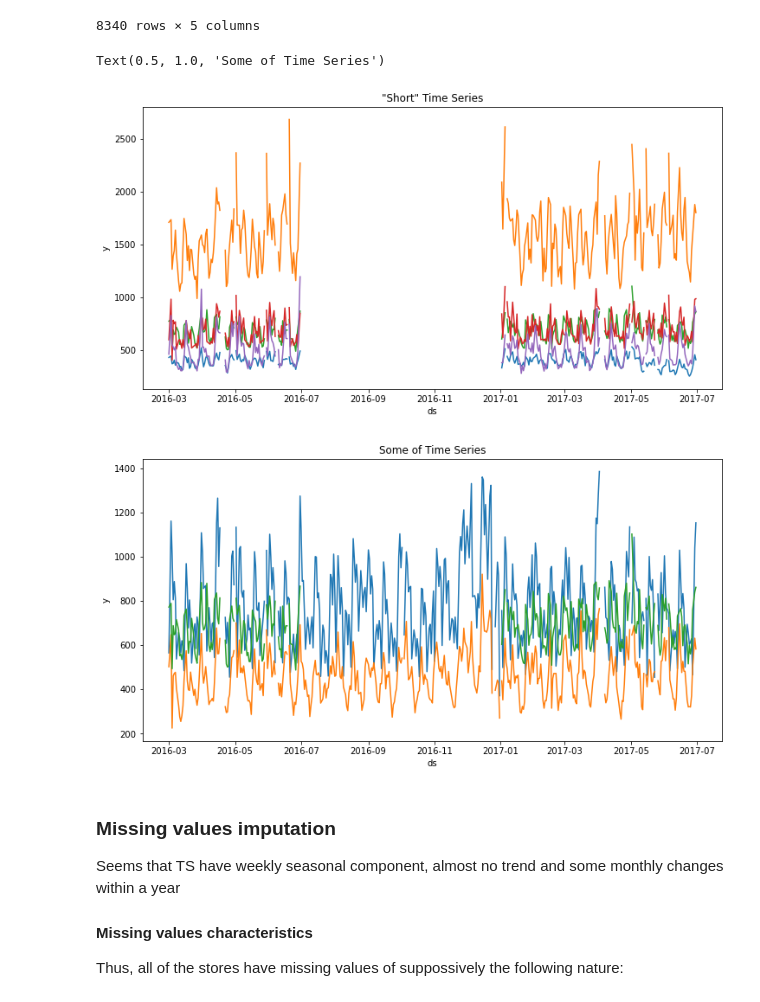
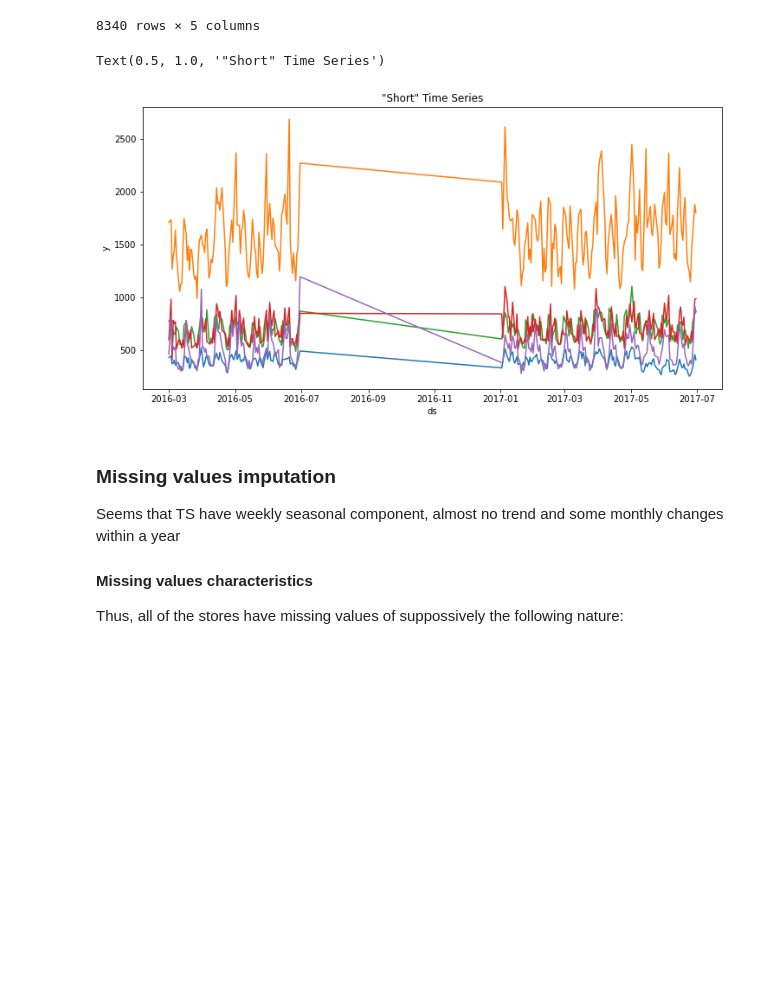
Before and after one commit to tashatsar/time-series-cross-validation, a Jupyter notebook: source/TS forecasting using CV.ipynb, the cells around one changed output. Drawn from its saved outputs; the diff is of its cells as text; code cells hidden in the pictures; blank space fills up the shorter version.

```diff
--- a/source/TS forecasting using CV.ipynb
+++ b/source/TS forecasting using CV.ipynb
@@ -33,5 +29,6 @@ from wrappers import WrapperAutoArima, WrapperProphet, WrapperHoltWinters
 df = pd.read_csv('train.csv')
 df['dt'] = pd.to_datetime(df['dt'])
 df.columns = ['id', 'ds', 'y']
-df.groupby('id').agg({'ds': ['min', 'max', 'count'], 'y': ['mean', 'std']})
+df_agg = df.groupby('id').agg({'ds': ['min', 'max', 'count'], 'y': ['mean', 'std']}).reset_index()
+df_agg
 # %% [output]
@@ -111,21 +105,21 @@ pivot_df.groupby('mnth').min()
 # %% [markdown]
 Lets exclude from consideration 01 and 02 months of 2016 as irrelevant becaue of different schedule of days off. Also let's impute missing dates.
 # %%
-df = df[df['ds']>=pd.to_datetime('2016-03-01')]
+df = df[df['ds'] >= pd.to_datetime('2016-03-01')]
 
 dates_list = pd.date_range(df['ds'].min(), df['ds'].max())
-dates_list = dates_list[dates_list.weekday != 2] # exclude second day of week (day off)
+dates_list = dates_list[dates_list.weekday != 2]  # exclude second day of week (day off)
 
 tmp_dict = pd.DataFrame(dates_list).copy()
 tmp_dict.columns = ['ds']
-for ts in range(20):
+for ts in range(len(np.unique(df['id']))):
     tmp_dict['id'] = ts
     df = pd.merge(df, tmp_dict, how='outer')
 
 df = df.sort_values(['id', 'ds'])
 
-df['day'] = df['ds'].dt.dayofweek #day of week
-df['mnth'] = df['ds'].apply(lambda x: x.replace(day=1)) #month
+df['day'] = df['ds'].dt.dayofweek  # day of week
+df['mnth'] = df['ds'].apply(lambda x: x.replace(day=1))  # month
 df = df.reset_index(drop=True)
 df
 # %% [output]
@@ -142,23 +136,19 @@ df
 | 8338 | 19 | 2017-06-29 | 739.1 | 3 | 2017-06-01 |
 | 8339 | 19 | 2017-06-30 | 629.7 | 4 | 2017-06-01 |
 8340 rows × 5 columns
+# %%
+short_ts = df_agg[df_agg['ds']['count']<400].index.tolist()
+complete_ts = df_agg[df_agg['ds']['count']>=400].index.tolist()
 # %%
 # some plots
-short_ts = [4, 8, 10, 13, 17]
 
 plt.figure(figsize=(12, 6))
 for ts in short_ts:
-    sns.lineplot(data=df.loc[df['id']==ts], x='ds', y='y')
+    sns.lineplot(data=df.loc[df['id']==ts], x='ds', y='y', palette='Blues')
 plt.title('"Short" Time Series')
-
-plt.figure(figsize=(12, 6))
-for ts in [0, 5, 10]:
-    sns.lineplot(data=df.loc[df['id']==ts], x='ds', y='y')
-plt.title('Some of Time Series')
 # %% [output]
-Text(0.5, 1.0, 'Some of Time Series')
+Text(0.5, 1.0, '"Short" Time Series')
-[figure, old version]
+[figure, new version]
-[figure, removed]
 # %% [markdown]
 
 ### Missing values imputation <a class="anchor" id="miss"></a>
```
Also changed, not shown: parts of 14 cells of this notebook, 3 other files.
